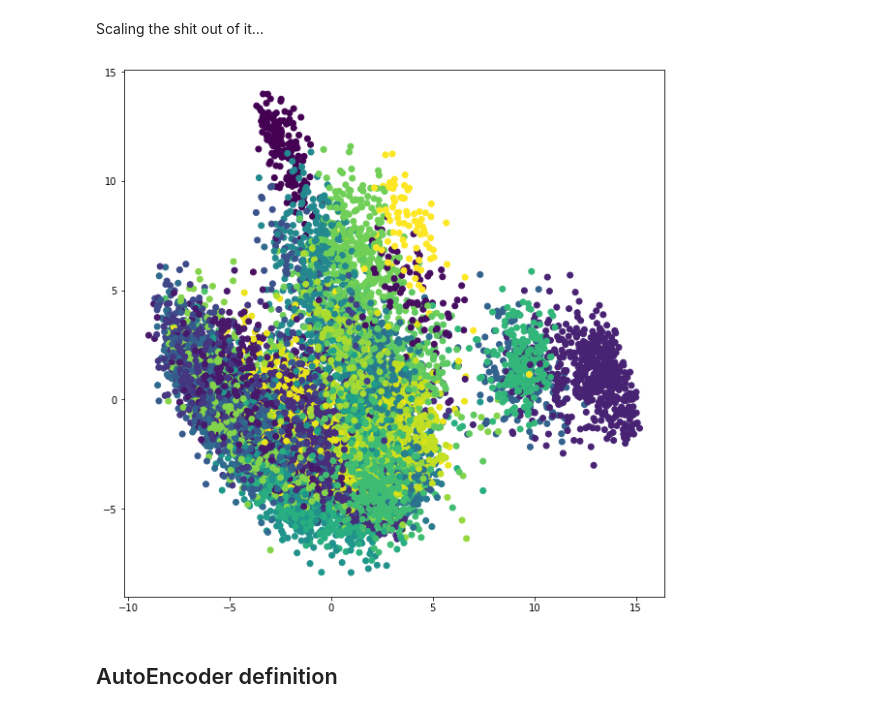
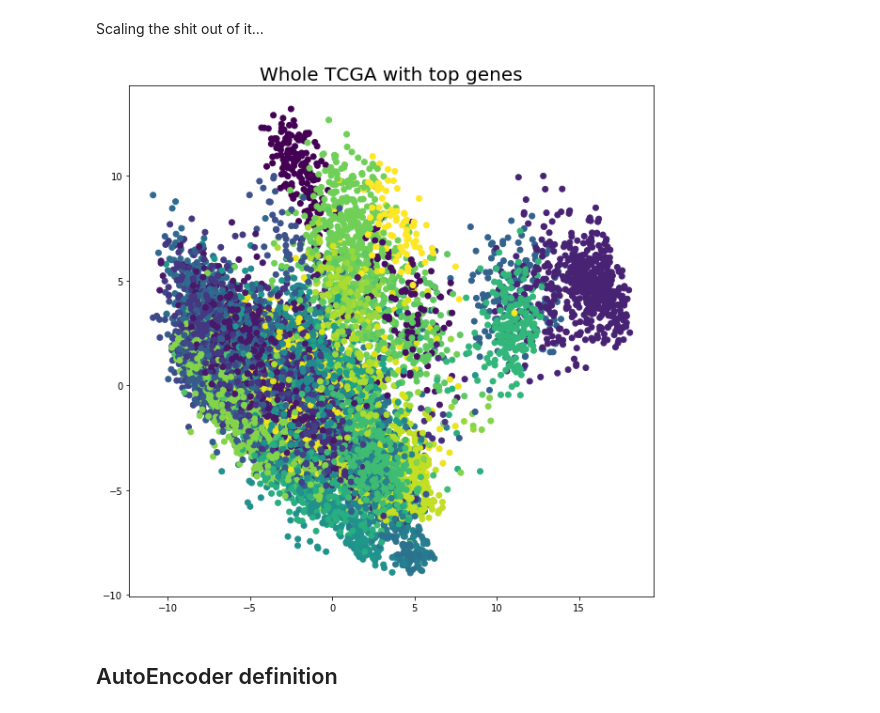
Before and after one commit to harel-coffee/cancer_classification-auto, a Jupyter notebook: staging/TCGA_AE.ipynb, the cells around one changed output. Saved outputs shown, nothing was run; the diff lists cells and outputs as text; code cells hidden in the pictures.

```diff
--- a/staging/TCGA_AE.ipynb
+++ b/staging/TCGA_AE.ipynb
@@ -224,7 +225,7 @@ plt.show()
 # %% [markdown]
 Taking the top genes by MAD
 # %%
-top_k = 5000
+top_k = 10000
 genes_top_idxs = np.argsort(genes_mad)[::-1][:top_k]
 tcga_t = tcga[:, genes_top_idxs]
 # %% [markdown]
@@ -236,9 +237,10 @@ tcga_t = scaler.transform(tcga_t)
 # %%
 plt.figure(figsize=(10, 10))
 utils.plot_PCA(tcga_t, sample_types._primary_disease.tolist())
+plt.title("Whole TCGA with top genes", fontsize=20)
 plt.show()
 # %% [output]
-[figure, old version]
+[figure, new version]
 # %% [markdown]
 ## AutoEncoder definition
 # %%
```
Also changed, not shown: parts of 16 cells of this notebook.
